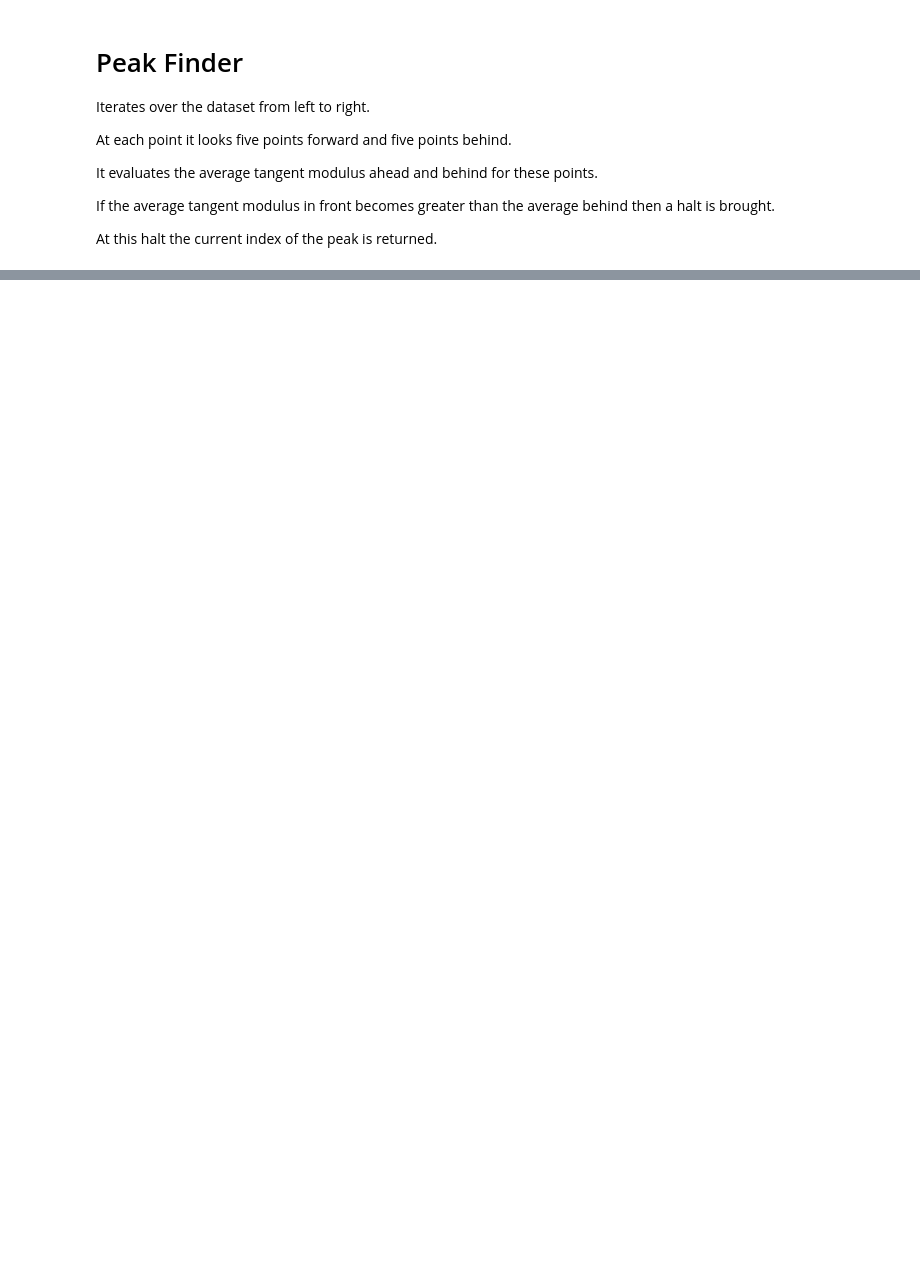
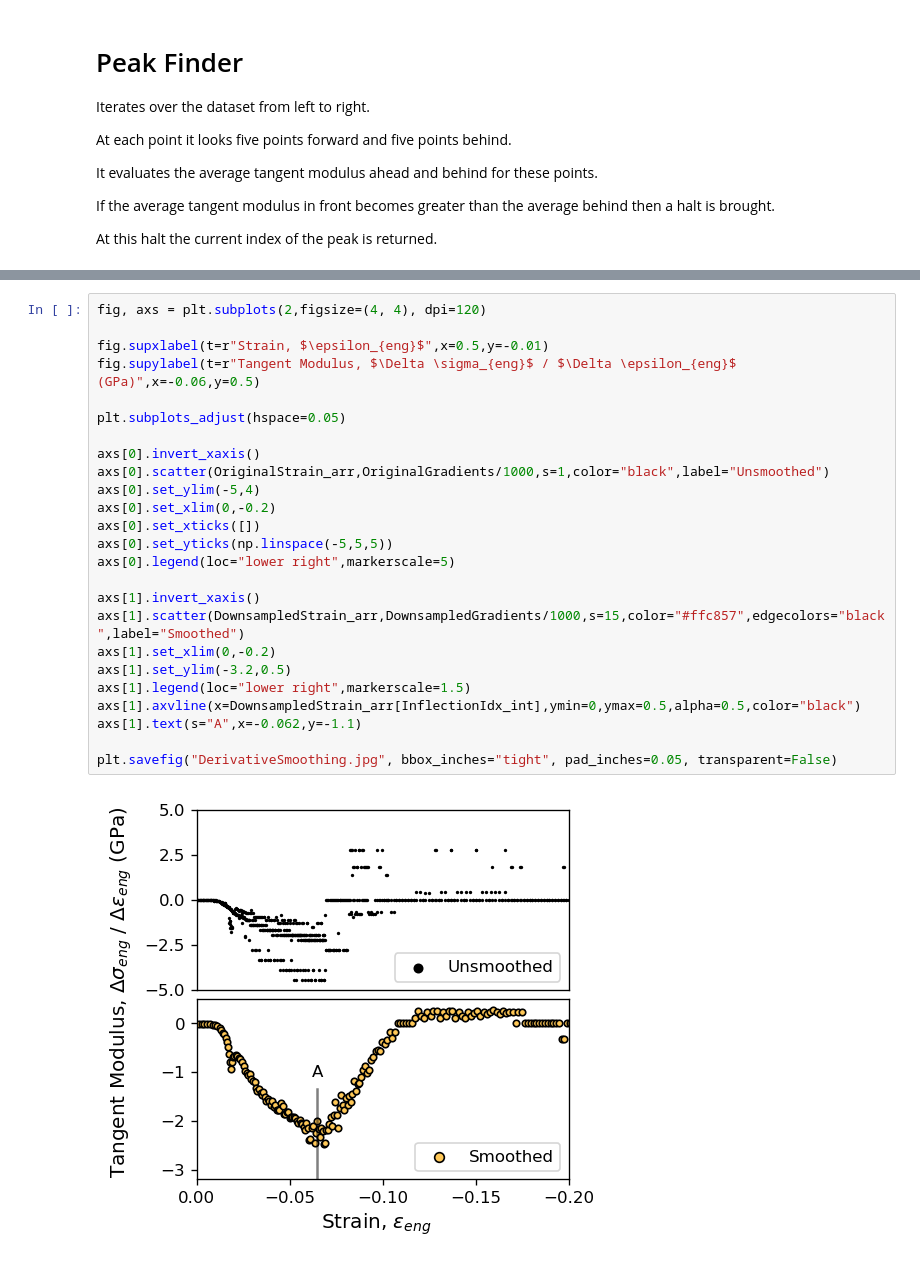
Before and after one commit to ThomasDodd97/UoC_Paper2, a Jupyter notebook: Sandbox/CSTMethods/B_Smoothing.ipynb, the cells around one changed output, grey strips where cells are left out. Cells and saved outputs as stored; diff of their text form; blank space fills up the shorter version.

```diff
--- a/Sandbox/CSTMethods/B_Smoothing.ipynb
+++ b/Sandbox/CSTMethods/B_Smoothing.ipynb
@@ -206,0 +266,27 @@ ax1.axvline(x=DownsampledStrain_arr[InflectionIdx_int],ymin=-2500,ymax=1000)
+# %%
+fig, axs = plt.subplots(2,figsize=(4, 4), dpi=120)
+
+fig.supxlabel(t=r"Strain, $\epsilon_{eng}$",x=0.5,y=-0.01)
+fig.supylabel(t=r"Tangent Modulus, $\Delta \sigma_{eng}$ / $\Delta \epsilon_{eng}$ (GPa)",x=-0.06,y=0.5)
+
+plt.subplots_adjust(hspace=0.05)
+
+axs[0].invert_xaxis()
+axs[0].scatter(OriginalStrain_arr,OriginalGradients/1000,s=1,color="black",label="Unsmoothed")
+axs[0].set_ylim(-5,4)
+axs[0].set_xlim(0,-0.2)
+axs[0].set_xticks([])
+axs[0].set_yticks(np.linspace(-5,5,5))
+axs[0].legend(loc="lower right",markerscale=5)
+
+axs[1].invert_xaxis()
+axs[1].scatter(DownsampledStrain_arr,DownsampledGradients/1000,s=15,color="#ffc857",edgecolors="black",label="Smoothed")
+axs[1].set_xlim(0,-0.2)
+axs[1].set_ylim(-3.2,0.5)
+axs[1].legend(loc="lower right",markerscale=1.5)
+axs[1].axvline(x=DownsampledStrain_arr[InflectionIdx_int],ymin=0,ymax=0.5,alpha=0.5,color="black")
+axs[1].text(s="A",x=-0.062,y=-1.1)
+
+plt.savefig("DerivativeSmoothing.jpg", bbox_inches="tight", pad_inches=0.05, transparent=False)
+# %% [output]
+[figure, added]
```
Also changed, not shown: parts of 8 cells of this notebook, 14 other files.
